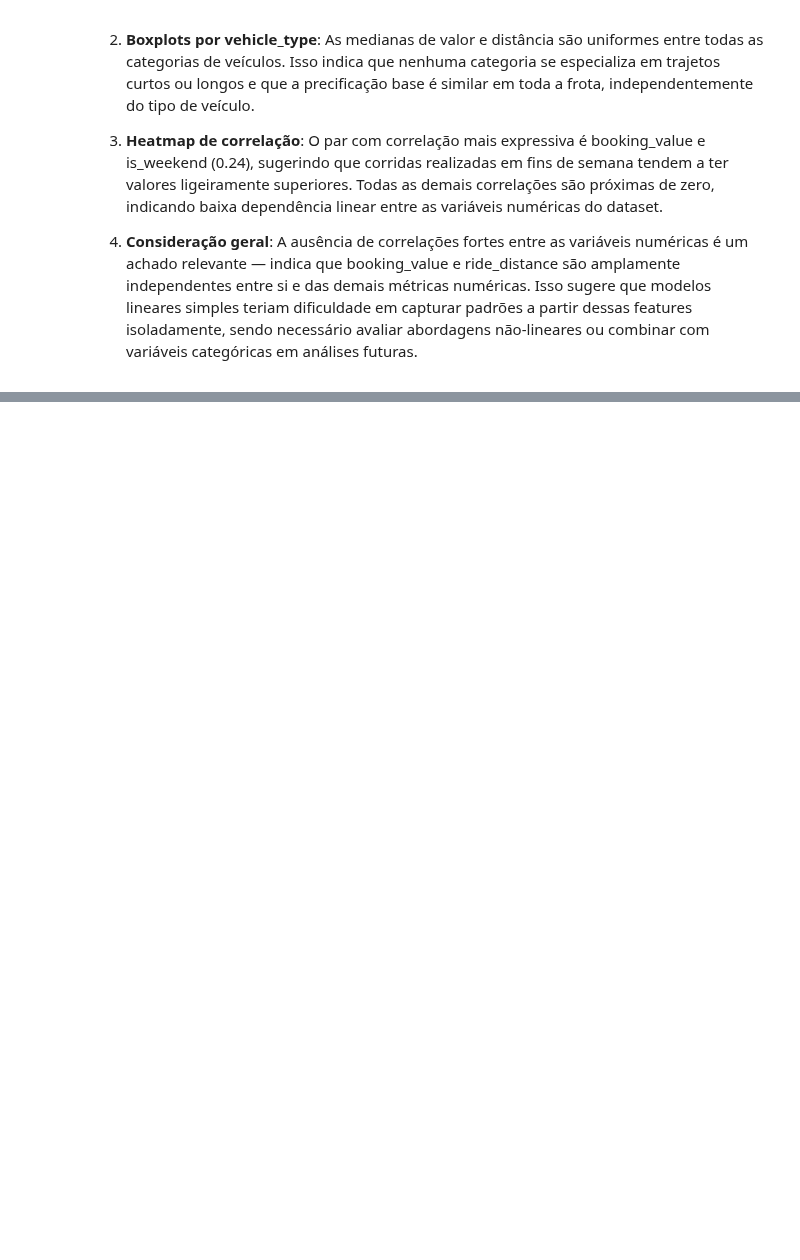
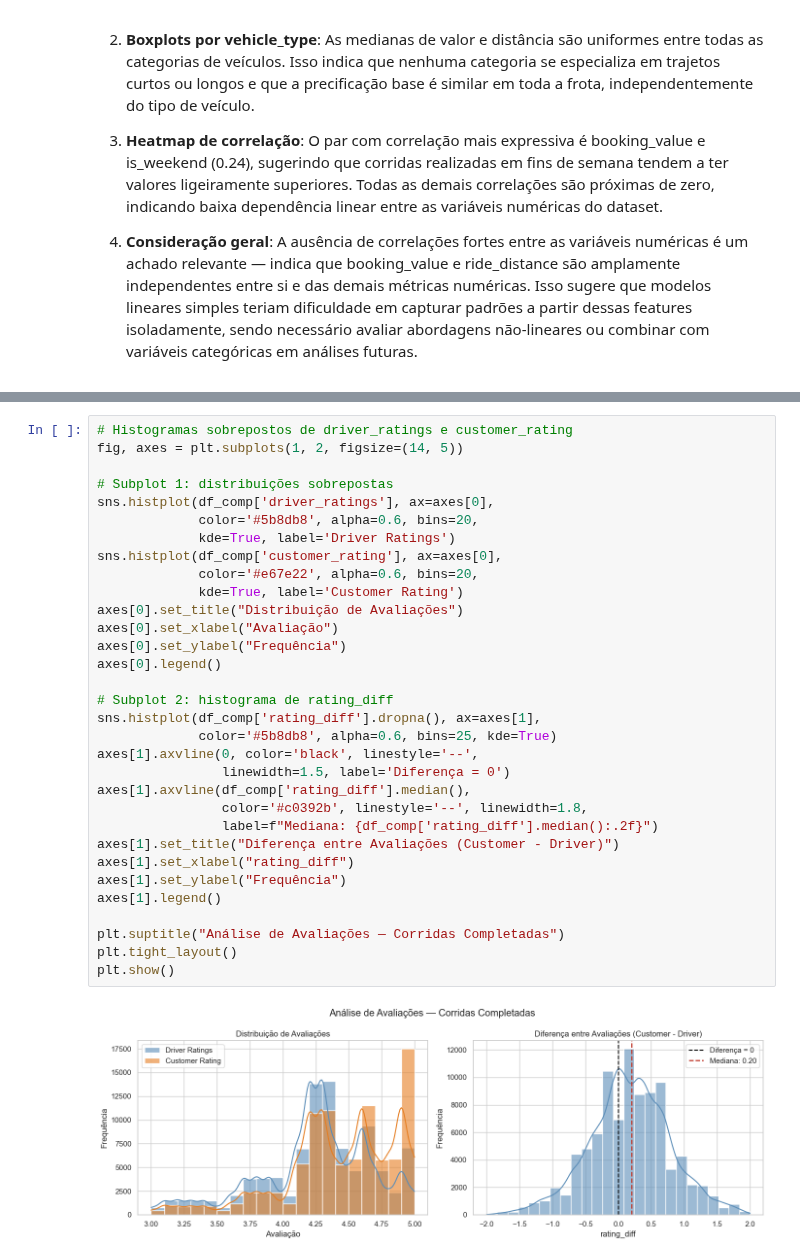
Before and after one commit to jhonatanalves/desafio_extra_lab365_senai, a Jupyter notebook: notebooks/eda_ncr_ride_bookings.ipynb, the cells around one changed output, grey strips where cells are left out. Drawn from its saved outputs; the diff is of its cells as text; blank space fills up the shorter version.

Commit message:
feat: análise de avaliações - driver ratings vs customer rating

```diff
--- a/notebooks/eda_ncr_ride_bookings.ipynb
+++ b/notebooks/eda_ncr_ride_bookings.ipynb
@@ -720,0 +732,34 @@ variáveis categóricas em análises futuras.
+# %%
+# Histogramas sobrepostos de driver_ratings e customer_rating
+fig, axes = plt.subplots(1, 2, figsize=(14, 5))
+
+# Subplot 1: distribuições sobrepostas
+sns.histplot(df_comp['driver_ratings'], ax=axes[0],
+             color='#5b8db8', alpha=0.6, bins=20,
+             kde=True, label='Driver Ratings')
+sns.histplot(df_comp['customer_rating'], ax=axes[0],
+             color='#e67e22', alpha=0.6, bins=20,
+             kde=True, label='Customer Rating')
+axes[0].set_title("Distribuição de Avaliações")
+axes[0].set_xlabel("Avaliação")
+axes[0].set_ylabel("Frequência")
+axes[0].legend()
+
+# Subplot 2: histograma de rating_diff
+sns.histplot(df_comp['rating_diff'].dropna(), ax=axes[1],
+             color='#5b8db8', alpha=0.6, bins=25, kde=True)
+axes[1].axvline(0, color='black', linestyle='--',
+                linewidth=1.5, label='Diferença = 0')
+axes[1].axvline(df_comp['rating_diff'].median(),
+                color='#c0392b', linestyle='--', linewidth=1.8,
+                label=f"Mediana: {df_comp['rating_diff'].median():.2f}")
+axes[1].set_title("Diferença entre Avaliações (Customer - Driver)")
+axes[1].set_xlabel("rating_diff")
+axes[1].set_ylabel("Frequência")
+axes[1].legend()
+
+plt.suptitle("Análise de Avaliações — Corridas Completadas")
+plt.tight_layout()
+plt.show()
+# %% [output]
+[figure, added]
```
Also changed, not shown: parts of 5 cells of this notebook, 1 other file.
